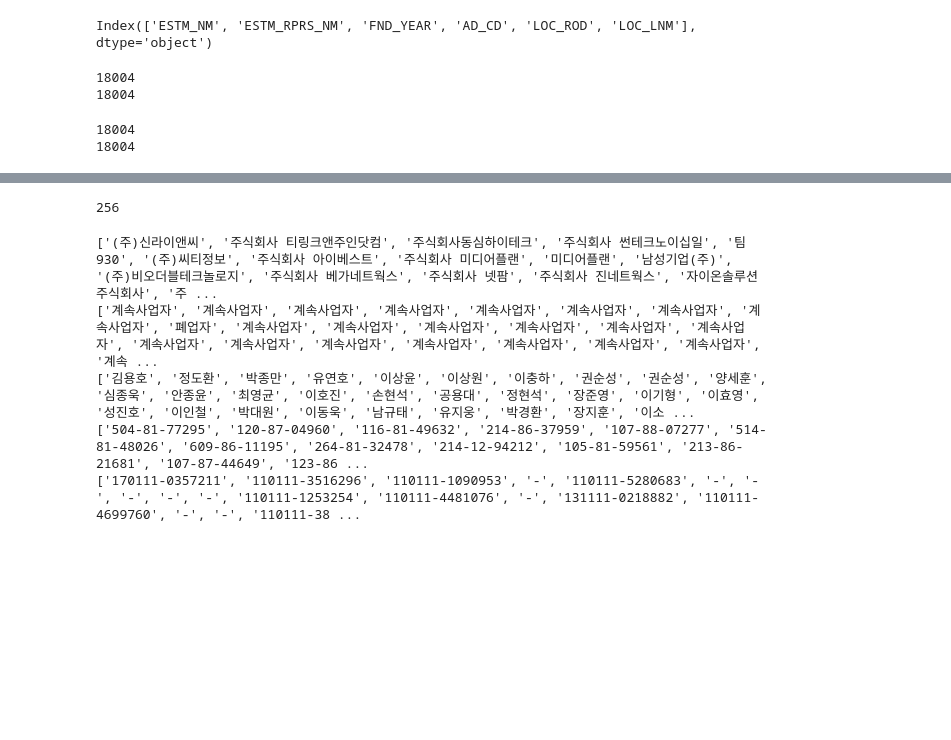
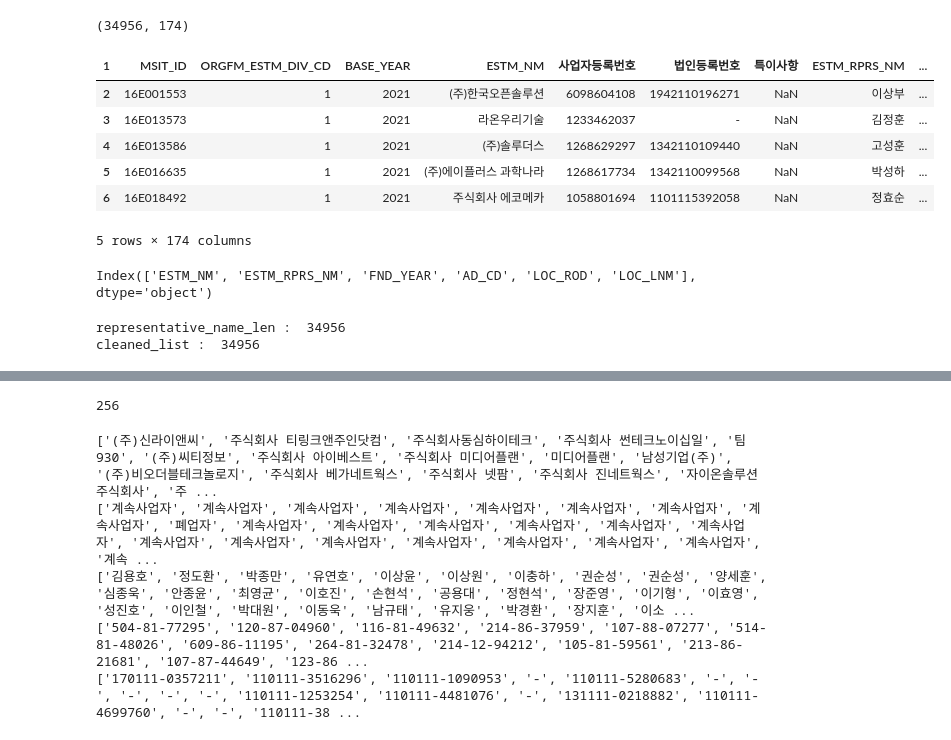
Before and after one commit to yms06034/rr_macro_code, a Jupyter notebook: FindingTheBusinessNumber.ipynb, the cells around one changed output, grey strips where cells are left out. Drawn from its saved outputs; the diff is of its cells as text; code cells hidden in the pictures; blank space fills up the shorter version.

```diff
--- a/FindingTheBusinessNumber.ipynb
+++ b/FindingTheBusinessNumber.ipynb
@@ -81,4 +81,21 @@ def open_browser():
 
     return browser
 # %%
-df = pd.read_excel("C:\\Users\\user\\Desktop\\company_name.xlsx", dtype=str)
+df = pd.read_excel("C:\\Users\\user\\Desktop\\company_name_sheet.xlsx", dtype=str, header=None)
+# %%
+df.drop([0], axis=1,inplace=True)
+df.drop(index=0, axis=0, inplace=True)
+df.columns = df.iloc[0]
+df.drop(index=1, axis=0, inplace=True)
+# %%
+print(df.shape)
+df.head()
+# %% [output]
+(34956, 174)
+| 1 | MSIT_ID | ORGFM_ESTM_DIV_CD | BASE_YEAR | ESTM_NM | 사업자등록번호 | 법인등록번호 | 특이사항 | ESTM_RPRS_NM | ... |
+| 2 | 16E001553 | 1 | 2021 | (주)한국오픈솔루션 | 6098604108 | 1942110196271 | NaN | 이상부 | ... |
+| 3 | 16E013573 | 1 | 2021 | 라온우리기술 | 1233462037 | - | NaN | 김정훈 | ... |
+| 4 | 16E013586 | 1 | 2021 | (주)솔루더스 | 1268629297 | 1342110109440 | NaN | 고성훈 | ... |
+| 5 | 16E016635 | 1 | 2021 | (주)에이플러스 과학나라 | 1268617734 | 1342110099568 | NaN | 박성하 | ... |
+| 6 | 16E018492 | 1 | 2021 | 주식회사 에코메카 | 1058801694 | 1101115392058 | NaN | 정효순 | ... |
+5 rows × 174 columns
@@ -89,9 +109,10 @@ Index(['ESTM_NM', 'ESTM_RPRS_NM', 'FND_YEAR', 'AD_CD', 'LOC_ROD', 'LOC_LNM'], dt
 # %%
 representative_name = list(df['ESTM_RPRS_NM'])
 company_name = list(df['ESTM_NM'])
+cleaned_list = [sublist.strip() for sublist in company_name]
 
-print(len(representative_name))
-print(len(company_name))
+print("representative_name_len : ", len(representative_name))
+print("cleaned_list : ", len(cleaned_list))
 # %% [output]
-18004
-18004
+representative_name_len :  34956
+cleaned_list :  34956
@@ -100,8 +119,2 @@ cleaned_list = [sublist.strip() for sublist in company_name]
-# %%
-print(len(representative_name))
-print(len(cleaned_list))
-# %% [output]
-18004
-18004
 # %%
 links = []
```
Also changed, not shown: parts of 3 cells of this notebook.
